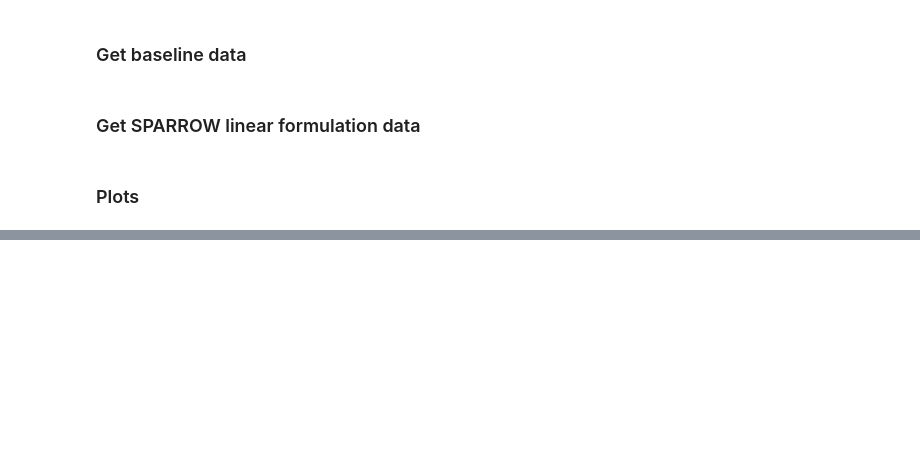
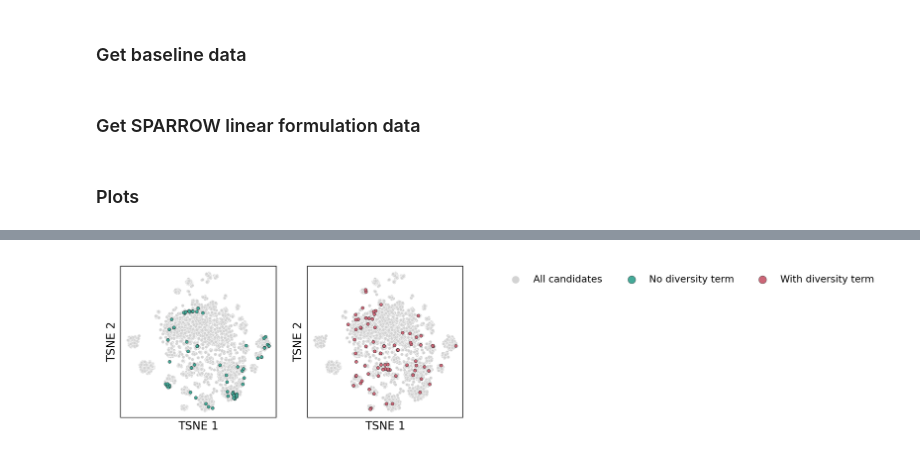
Before and after one commit to coleygroup/sparrow, a Jupyter notebook: notebooks/nonlinear_figures.ipynb, the cells around one changed output, grey strips where cells are left out. Drawn from its saved outputs; the diff is of its cells as text; code cells hidden in the pictures; blank space fills up the shorter version.

```diff
--- a/notebooks/nonlinear_figures.ipynb
+++ b/notebooks/nonlinear_figures.ipynb
@@ -230,0 +269,9 @@ plot_utils.set_size(w=2, h=2, ax=ax)
+# %%
+from sklearn.decomposition import PCA
+from sklearn.manifold import TSNE
+
+pca = TSNE(n_components=2, random_state=1, perplexity=50)
+
+fp_candidates = fp_list_from_smiles_list(targets)
+crds_candidates = {smi: crds for smi, crds in
+                   zip(targets, pca.fit_transform(fp_candidates))}
@@ -230,0 +280,41 @@ plot_utils.set_size(w=2, h=2, ax=ax)
+# %%
+crds_div = [crds_candidates[smi] for smi in smis_div]
+crds_no_div = [crds_candidates[smi] for smi in smis_no_div]
+# %%
+proj = pd.DataFrame([*crds_candidates.values(), *crds_no_div, *crds_div], columns=['PC 1', 'PC 2'])
+classes = [*['All candidates']*len(targets), *['No diversity term']*len(smis_no_div) , *['With diversity term']*len(smis_div)]
+proj['Class'] = classes
+proj.to_csv('projections.csv')
+# %%
+proj_no_div = proj.loc[proj['Class']=='No diversity term']
+proj_div = proj.loc[proj['Class']=='With diversity term']
+proj_cand = proj.loc[proj['Class']=='All candidates']
+
+fig, ax = plt.subplots(1,2)
+
+
+seaborn.scatterplot(data=proj_cand,x="PC 1",y="PC 2", s=5,
+                         c='lightgray', ax=ax[0], legend=False, label='All candidates')
+seaborn.scatterplot(data=proj_no_div,x="PC 1",y="PC 2", s=5, edgecolor='k', linewidth=0.2,
+                         c=c_nonlinear, ax=ax[0], legend=False, label='No diversity term')
+
+seaborn.scatterplot(data=proj_cand,x="PC 1",y="PC 2", s=5,
+                         c='lightgray', ax=ax[1], legend=False)
+seaborn.scatterplot(data=proj_div,x="PC 1",y="PC 2", s=5, edgecolor='k', linewidth=0.2,
+                         c=c_linear, ax=ax[1], legend=False, label='With diversity term')
+
+for a in ax:
+    a.get_yaxis().set_ticks([])
+    a.get_xaxis().set_ticks([])
+    a.set_xlabel(xlabel='TSNE 1',labelpad=0)
+    a.set_ylabel(ylabel='TSNE 2',labelpad=0)
+
+lgd1 = ax[0].legend(ncol=2, bbox_to_anchor=(4, 1))
+lgd2 = ax[1].legend(ncol=1, bbox_to_anchor=(3.7, 1))
+for lgd in [lgd1, lgd2]:
+    for h in lgd.legendHandles:
+        h._sizes = [30]
+
+plot_utils.set_size(w=3.4, h=1.5, ax=a)
+# %% [output]
+[figure, added]
```
Also changed, not shown: parts of 19 cells of this notebook, 3 other files.
